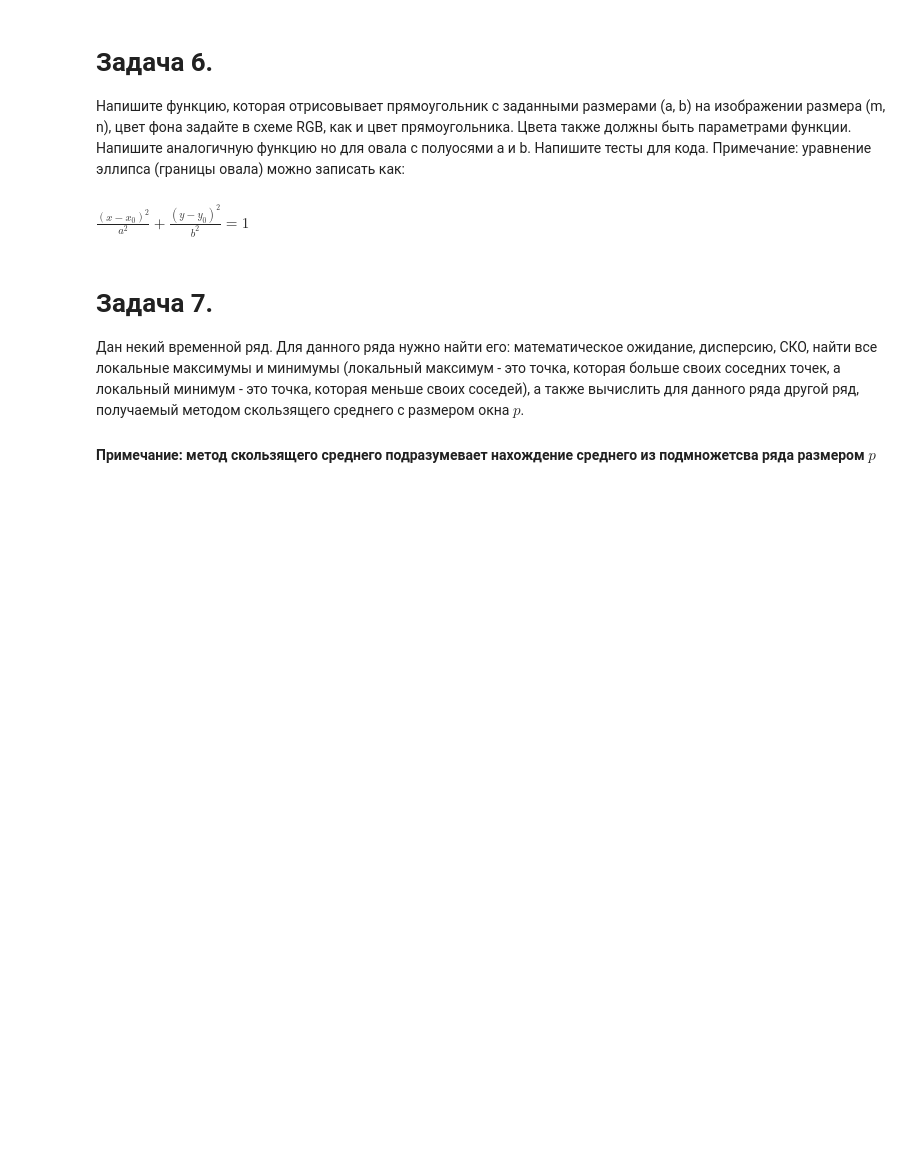
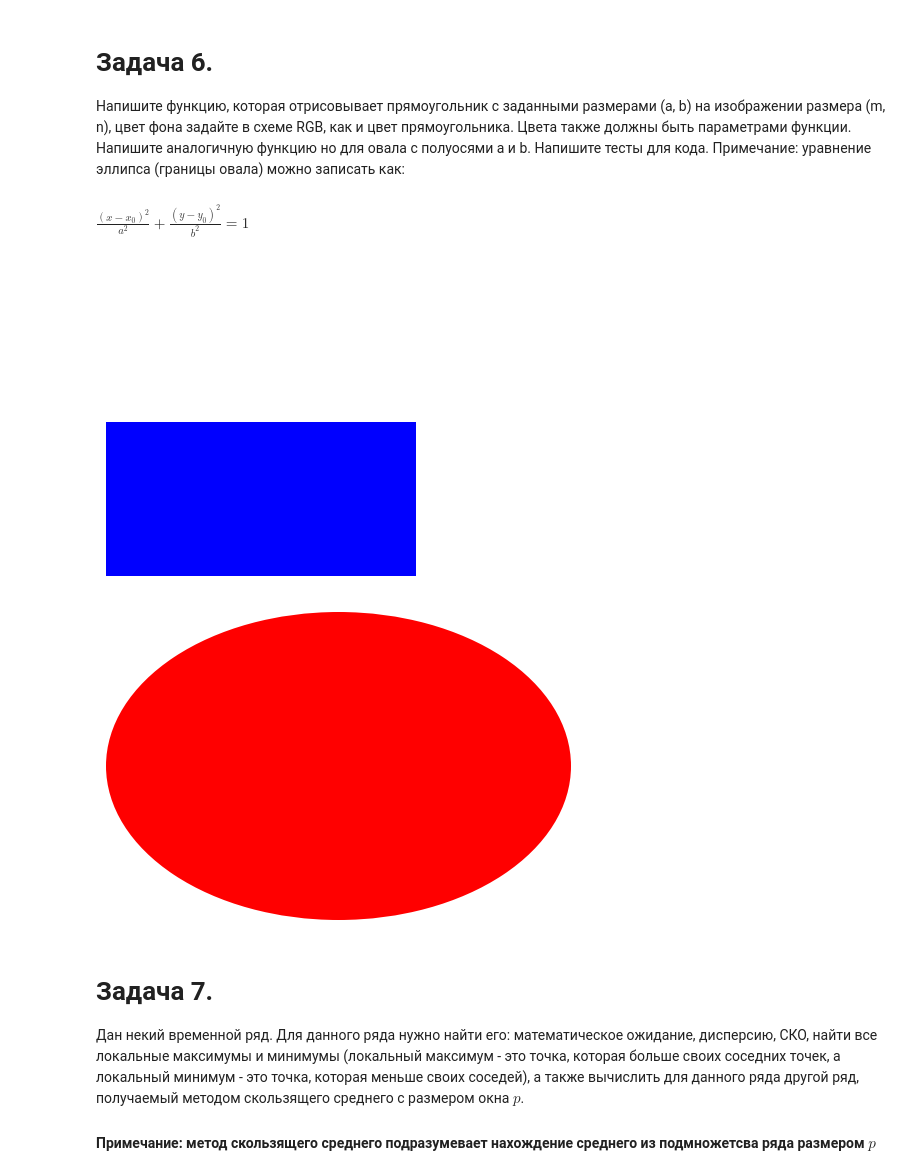
Before and after one commit to vimkill/HadBenStart, a Jupyter notebook: numpy.ipynb, the cells around one changed output. Cells and saved outputs as stored; diff of their text form; code cells hidden in the pictures; blank space fills up the shorter version.

```diff
--- a/numpy.ipynb
+++ b/numpy.ipynb
@@ -71,14 +203,49 @@ def chess(m, n, a, b):
 Напишите функцию, которая отрисовывает прямоугольник с заданными размерами (a, b) на изображении размера (m, n), цвет фона задайте в схеме RGB, как и цвет прямоугольника. Цвета также должны быть параметрами функции. Напишите аналогичную функцию но для овала с полуосями a и b. Напишите тесты для кода.
 Примечание: уравнение эллипса (границы овала) можно записать как:
 <h4>$\frac{(x-x_0)^2}{a^2}+\frac{(y-y_0)^2}{b^2}=1$</h4>
-# %%
-def draw_rectangle(a, b, m, n, rectangle_color, background_color):
-    # Your code goes here
-    pass
-
-def draw_ellipse(a, b, m, n, ellipse_color, background_color):
-    # Your code goes here
-    pass
+# %%
+import matplotlib.pyplot as plt
+import matplotlib.patches as patches
+
+def draw_rectangle(m, n, a, b, bg_color, rect_color):
+    fig, ax = plt.subplots(figsize=(m, n))
+    ax.set_xlim(0, m)
+    ax.set_ylim(0, n)
+
+    # Нарисовать фон
+    ax.add_patch(patches.Rectangle((0, 0), m, n, facecolor=bg_color))
+
+    # Нарисовать прямоугольник
+    rectangle = patches.Rectangle((0, 0), a, b, facecolor=rect_color)
+    ax.add_patch(rectangle)
+
+    plt.axis('off')
+    plt.show()
+
+def draw_ellipse(m, n, a, b, bg_color, ellipse_color):
+    fig, ax = plt.subplots(figsize=(m, n))
+    ax.set_xlim(0, m)
+    ax.set_ylim(0, n)
+
+    # Нарисовать фон
+    ax.add_patch(patches.Rectangle((0, 0), m, n, facecolor=bg_color))
+
+    # Нарисовать овал
+    ellipse = patches.Ellipse((m/2, n/2), 2*a, 2*b, angle=0, facecolor=ellipse_color)
+    ax.add_patch(ellipse)
+
+    plt.axis('off')
+    plt.show()
+
+# Примеры тестов:
+# Рисование прямоугольника с размерами (a, b) на изображении размера (m, n) с заданными цветами
+draw_rectangle(6, 4, 4, 2, 'white', 'blue')
+
+# Рисование овала с полуосями (a, b) на изображении размера (m, n) с заданными цветами
+draw_ellipse(6, 4, 3, 2, 'white', 'red')
+# %% [output]
+[figure, added]
+[figure, added]
 # %% [markdown]
 <h1>Задача 7.</h1>
  Дан некий временной ряд. Для данного ряда нужно найти его: математическое ожидание, дисперсию, СКО, найти все локальные максимумы и минимумы (локальный максимум - это точка, которая больше своих соседних точек, а локальный минимум - это точка, которая меньше своих соседей), а также вычислить для данного ряда другой ряд, получаемый методом скользящего среднего с размером окна $p$.
```
Also changed, not shown: parts of 10 cells of this notebook.
